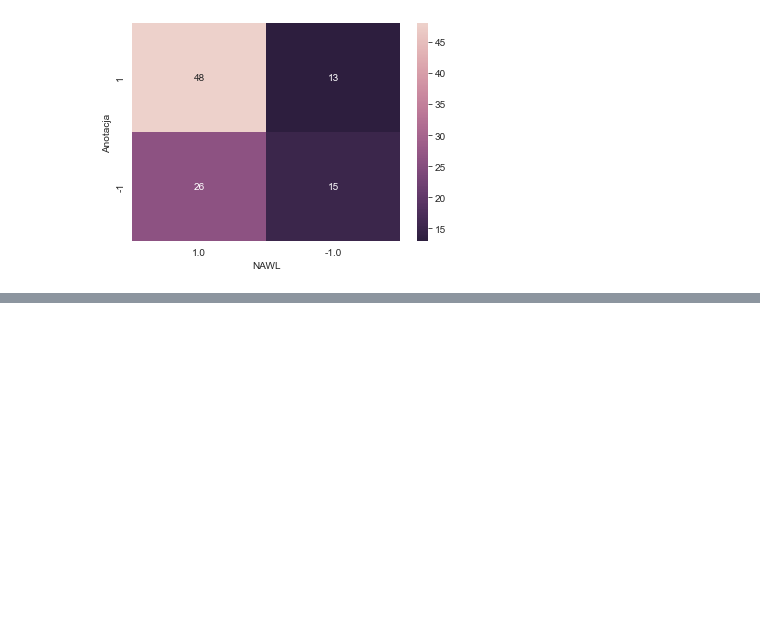
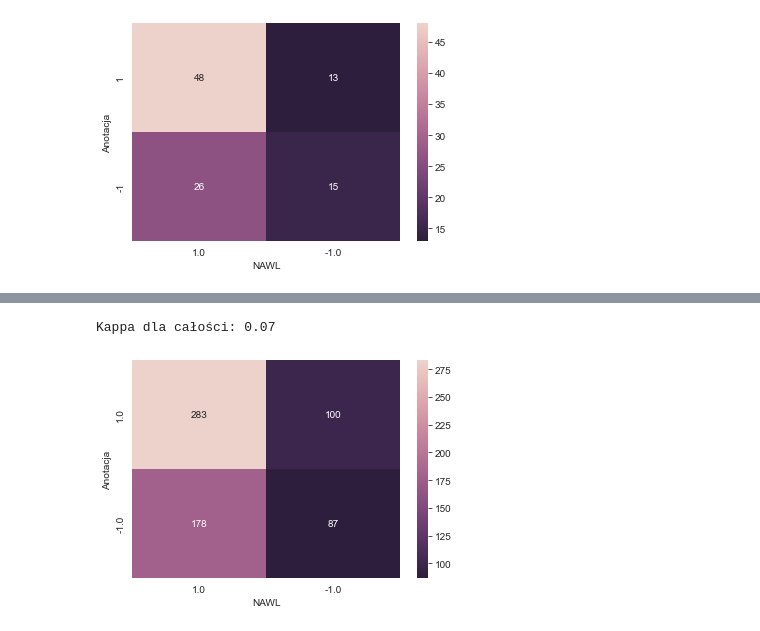
Before and after one commit to triqqs/Praca-Licencjacka, a Jupyter notebook: analiza_porownawcza.ipynb, the cells around one changed output, grey strips where cells are left out. Cells and saved outputs as stored; diff of their text form; code cells hidden in the pictures; blank space fills up the shorter version.

Commit message:
Confusion Matrix oraz pie-chart dla wszystkich AUN na raz # TODO -> zobaczyć czemu w przesłanka 2 i 3 (gdzie brakuje) ilość NAWLA nie zgadza się z anotacją

```diff
--- a/analiza_porownawcza.ipynb
+++ b/analiza_porownawcza.ipynb
@@ -181,8 +182,10 @@ def anotacja(row):
         val = 1
     elif row['neg'] == 1:
         val = -1
+    elif row['pos'] == 0 and row['neg'] == 0:
+        val = 0
     else:
-        val = 0
+        val = np.nan
     return val
 # %% [markdown]
 Funckja wyliczająca współczynnik Kappa-Cohena dla DataFrame'a przedstawiającego tablicę pomyłek
@@ -305,3 +308,23 @@ Kappa p2-cat i p2-anot: 0.226
 [interactive output not drawn]
 Kappa p3-cat i p3-anot: 0.161
 [figure]
+# %%
+# Tworzenie df z połączonej całości argumentów (wszystkie AUN) z bazy (K,1,2,3)
+# tworzenie "szablonu" z konkluzji
+merged_df = pd.concat([nawl_df, anotacja_df.reindex(nawl_df.index)], axis=1)
+
+merged_df.rename(columns={'Pos_sentiment_K': 'pos', 'Neg_sentiment_K': 'neg'}, inplace=True)
+merged_df['k-anot'] = merged_df.apply(anotacja, axis=1)
+
+data = {'nawl': merged_df['k-cat'], 'anotacja': merged_df['k-anot']}
+all_comparison_df = pd.DataFrame(data, columns=['nawl', 'anotacja'])
+# iterowanie po wszystkich kolumnach z oceną przesłanek i "doklejanie do szablonu"
+for (pos_column, neg_column) in [('Pos_sentiment_1', 'Neg_sentiment_1'), ('Pos_sentiment_2', 'Neg_sentiment_2'), ('Pos_sentiment_3', 'Neg_sentiment_3')]:
+    nawl_column = f"p{pos_column[-1]}-cat"
+    anot_column = f"p{pos_column[-1]}-anot"
+    merged_df[anot_column] = merged_df[pos_column] - merged_df[neg_column]
+
+    to_be_added = pd.DataFrame({'nawl':     merged_df[nawl_column],
+                                'anotacja': merged_df[anot_column]},
+                               columns=['nawl', 'anotacja'])
+    all_comparison_df = pd.concat([all_comparison_df, to_be_added], ignore_index=True)
@@ -307,0 +347,14 @@ Kappa p3-cat i p3-anot: 0.161
+# %%
+# Confusion matrix dla całości
+all_comparison_df_wo0 = all_comparison_df.drop(all_comparison_df[all_comparison_df['nawl'] == 0].index)
+confusion_matrix = pd.crosstab(all_comparison_df_wo0['anotacja'], all_comparison_df_wo0['nawl'],
+                               rownames=['Anotacja'], colnames=['NAWL'])
+confusion_df = confusion_matrix.unstack().reorder_levels(('Anotacja', 'NAWL'))
+print(f"Kappa dla całości: {round(kappa(confusion_df), 3)}")
+ax = sns.heatmap(confusion_matrix, annot=True, cmap=hm_palette, fmt='.3g')
+ax.invert_yaxis()
+ax.invert_xaxis()
+plt.show()
+# %% [output]
+Kappa dla całości: 0.07
+[figure, added]
```
Also changed, not shown: parts of 5 cells of this notebook.
